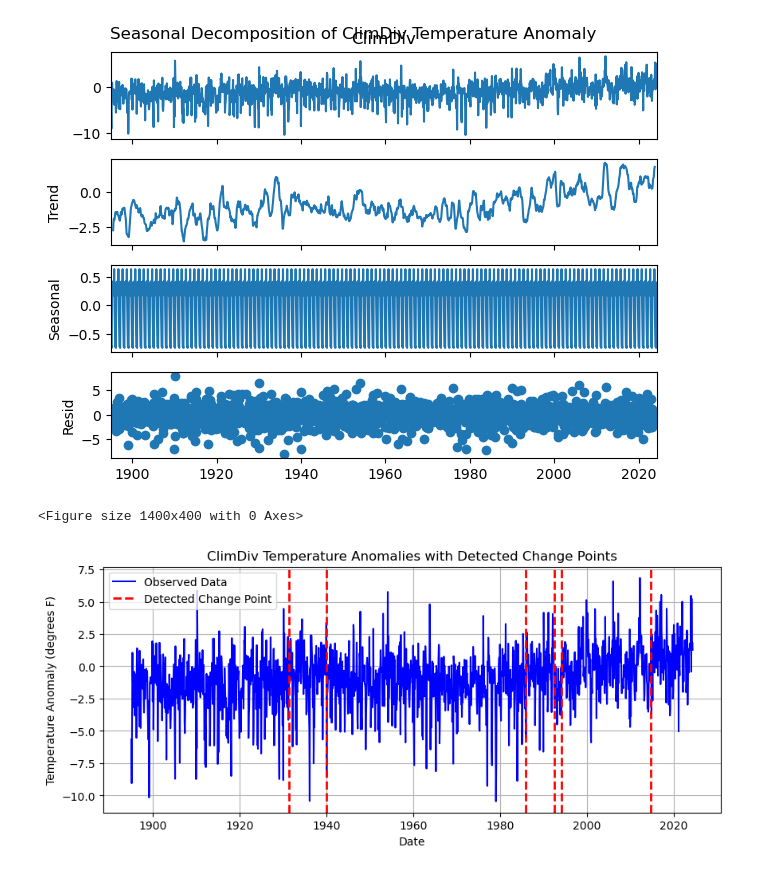
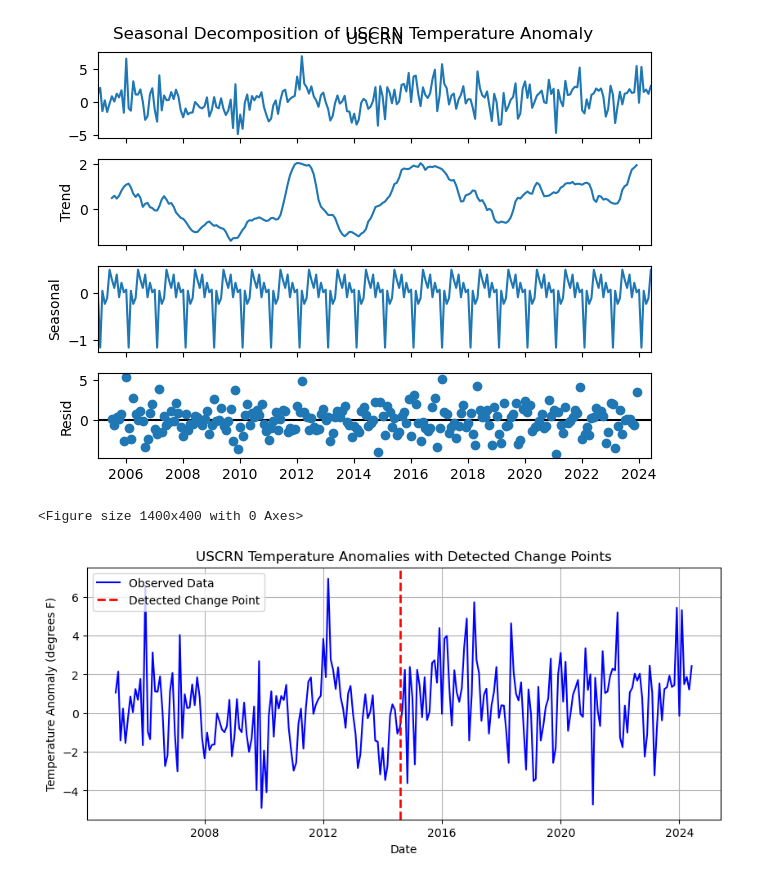
Before and after one commit to orwell2024/uscrnlib, a Jupyter notebook: Rupture_ClimDiv.ipynb, the cells around one changed output. Saved outputs shown, nothing was run; the diff lists cells and outputs as text; code cells hidden in the pictures.

```diff
--- a/Rupture_ClimDiv.ipynb
+++ b/Rupture_ClimDiv.ipynb
@@ -12,7 +12,7 @@ data = pd.read_csv(url, skiprows=1)  # Skip the first descriptive row
 
 # Rename columns according to the provided structure
 data.columns = ['Date', 'ClimDiv', 'USCRN']
-c = 'ClimDiv'  # Column to analyze
+c = 'USCRN'  # Column to analyze
 
 # Convert 'Date' to a datetime format assuming 'YYYYMM' format
 data['Date'] = pd.to_datetime(data['Date'], format='%Y%m')
@@ -59,33 +59,33 @@ plt.show()
 # Step 7: Segment Analysis
 # Calculate means for segments defined by the change points
 if len(result) > 1:
     # Ensure indices are within valid range
     valid_results = [cp for cp in result if cp < len(ts)]
 
     # Add the start and end points for segment analysis
     segment_points = [0] + valid_results + [len(ts)]
 
     # Plot the observed data
     plt.figure(figsize=(10, 6))
     plt.plot(ts.index, ts.values, label='Observed Data', color='blue', linewidth=0.3)
 
     # Calculate and plot the mean for each segment
     for i in range(len(segment_points) - 1):
         start_idx = segment_points[i]
         end_idx = segment_points[i + 1]
         segment_mean = ts.iloc[start_idx:end_idx].mean()
         plt.hlines(segment_mean, ts.index[start_idx], ts.index[end_idx - 1], colors='red', linestyles='solid', linewidth=3, label=f'Mean from {ts.index[start_idx]}')
         print(f"Mean from {ts.index[start_idx]} to {ts.index[end_idx - 1]}: {segment_mean:.2f}")
 
     plt.xlabel('Date')
     plt.ylabel('Temperature Anomaly (degrees F)')
     plt.title(f'{c} Temperature Anomalies with Segment Means and Change Points')
     plt.legend()
     plt.grid(True)
     plt.show()
 else:
     print("No significant change points detected.")
 # %% [output]
-[figure, old version]
+[figure, new version]
 <Figure size 1400x400 with 0 Axes>
-[figure, old version]
+[figure, new version]
```
Also changed, not shown: parts of 1 cell of this notebook.
